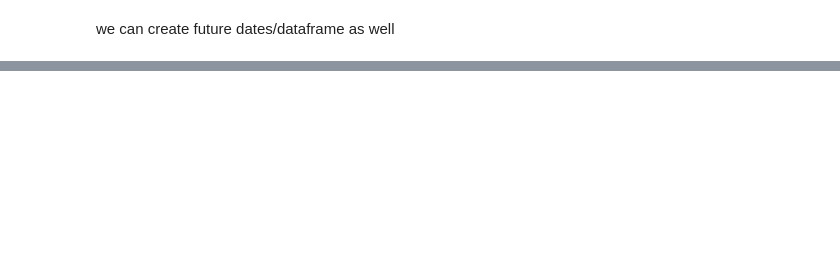
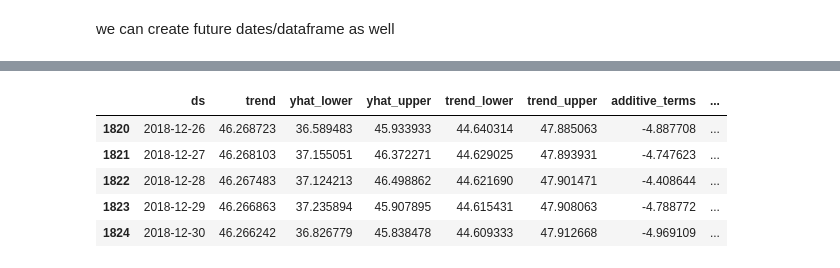
Before and after one commit to albertodavincishekhawat/Basic_AI, a Jupyter notebook: DailyTempratureFoscasting withFB_Prophet.ipynb, the cells around one changed output, grey strips where cells are left out. Cells and saved outputs as stored; diff of their text form; code cells hidden in the pictures; blank space fills up the shorter version.

```diff
--- a/DailyTempratureFoscasting withFB_Prophet.ipynb
+++ b/DailyTempratureFoscasting withFB_Prophet.ipynb
@@ -92,0 +167,9 @@ we can create future dates/dataframe as well
+# %%
+forecast.tail()
+# %% [output]
+|  | ds | trend | yhat_lower | yhat_upper | trend_lower | trend_upper | additive_terms | ... |
+| 1820 | 2018-12-26 | 46.268723 | 36.589483 | 45.933933 | 44.640314 | 47.885063 | -4.887708 | ... |
+| 1821 | 2018-12-27 | 46.268103 | 37.155051 | 46.372271 | 44.629025 | 47.893931 | -4.747623 | ... |
+| 1822 | 2018-12-28 | 46.267483 | 37.124213 | 46.498862 | 44.621690 | 47.901471 | -4.408644 | ... |
+| 1823 | 2018-12-29 | 46.266863 | 37.235894 | 45.907895 | 44.615431 | 47.908063 | -4.788772 | ... |
+| 1824 | 2018-12-30 | 46.266242 | 36.826779 | 45.838478 | 44.609333 | 47.912668 | -4.969109 | ... |
```
Also changed, not shown: parts of 23 cells of this notebook.
